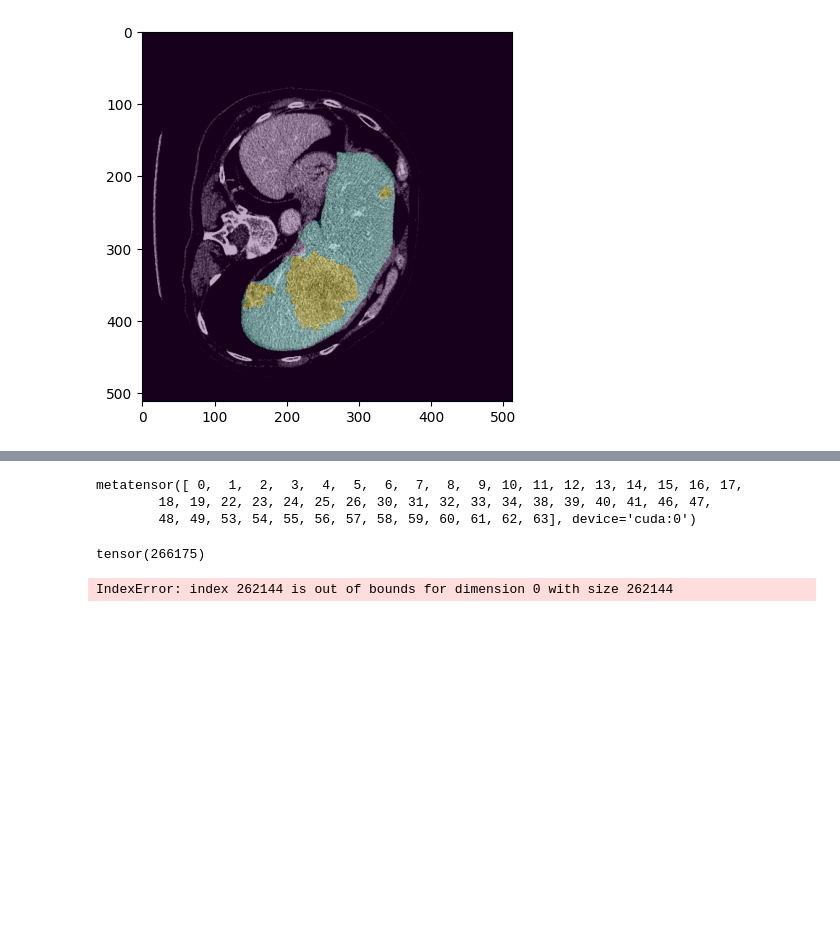
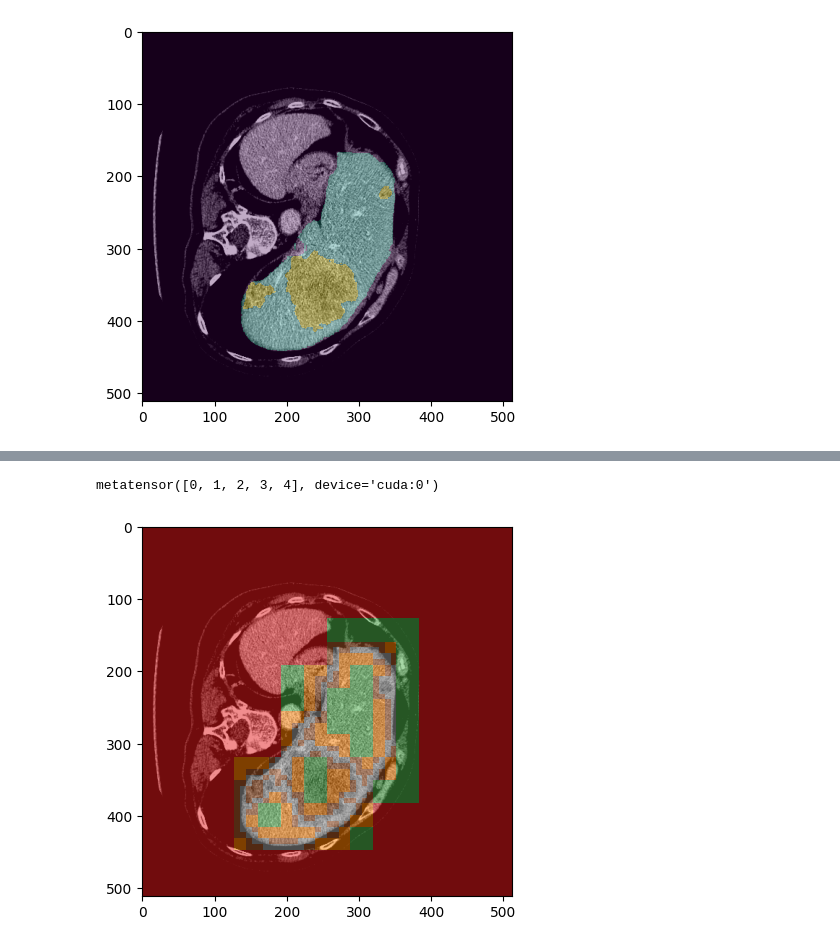
Before and after one commit to Eiphodos/CandidateNet, a Jupyter notebook: CandidateNetworkOracle.ipynb, the cells around one changed output, grey strips where cells are left out. Saved outputs shown, nothing was run; the diff lists cells and outputs as text; code cells hidden in the pictures; blank space fills up the shorter version.

```diff
--- a/CandidateNetworkOracle.ipynb
+++ b/CandidateNetworkOracle.ipynb
@@ -44,18 +45,21 @@ def visualize_data(im, lab):
     else:
         plt.imshow(lab.squeeze().cpu().numpy(), interpolation='none')
 # %%
-def visualize_patches_scale(patches_scale_coords, n_scales, initial_patch_size, image_size):
+def visualize_patches_scale(patches_scale_coords, n_scales, initial_patch_size, image_size, org_image=None, labels=None):
+    colormap = ListedColormap(['silver', 'chocolate', 'blue', 'green', 'orange', 'magenta', 'red', 'pink'])
     full_image = torch.zeros(image_size[0] * image_size[1])
     for scale in range(n_scales):
-        patch_size =  image_size[0] // (initial_patch_size // 2**scale)
+        patch_size = initial_patch_size // 2**scale
         indx_curr_scale = patches_scale_coords[:, 0] == scale
         coords_at_curr_scale = patches_scale_coords[indx_curr_scale, 1]
-        coords_at_org_scale = convert_scale_to_coords_in_full_res(coords_at_curr_scale, patch_size)
-        print(coords_at_org_scale.max())
+        coords_at_org_scale = convert_scale_to_coords_in_full_res(coords_at_curr_scale, patch_size, image_size[0])
         full_image[coords_at_org_scale] = scale
-
     full_image = full_image.view(image_size[0], image_size[1])
-    plt.imshow(full_image.squeeze().cpu().numpy(), interpolation='none')
+    if org_image is not None:
+        plt.imshow(org_image.squeeze().cpu().numpy(), cmap='gray')
+    if labels is not None:
+        plt.imshow(labels.squeeze().cpu().numpy(), interpolation='none', alpha=0.33)
+    plt.imshow(full_image.squeeze().cpu().numpy(), interpolation='none', alpha=0.5, cmap=colormap)
 # %%
 visualize_data(inputs, labels)
 # %% [output]
@@ -103,7 +107,7 @@ torch.int64
 [figure]
 # %%
 d_encoder = 64
-n_encoder_layers = 4
+n_encoder_layers = 5
 patch_size = 64
 image_size = (inputs.shape[2], inputs.shape[3])
 encoder = VisionTransformer(image_size=image_size,
@@ -134,12 +154,8 @@ Current number of tokens in layer 3: 196
 # %%
-indx_curr_scale = patches_scale_coords[:, 0] == 0
-coords_at_curr_scale = patches_scale_coords[indx_curr_scale, 1]
+patches_scale_coords[:,0].unique()
 # %% [output]
-metatensor([ 0,  1,  2,  3,  4,  5,  6,  7,  8,  9, 10, 11, 12, 13, 14, 15, 16, 17,
-        18, 19, 22, 23, 24, 25, 26, 30, 31, 32, 33, 34, 38, 39, 40, 41, 46, 47,
-        48, 49, 53, 54, 55, 56, 57, 58, 59, 60, 61, 62, 63], device='cuda:0')
+metatensor([0, 1, 2, 3, 4], device='cuda:0')
 # %%
-visualize_patches_scale(patches_scale_coords, (n_encoder_layers - 1), patch_size, image_size)
+visualize_patches_scale(patches_scale_coords, n_encoder_layers, patch_size, image_size, inputs)
 # %% [output]
-tensor(266175)
-IndexError: index 262144 is out of bounds for dimension 0 with size 262144
+[figure, added]
```
Also changed, not shown: parts of 3 cells of this notebook, 2 other files.
